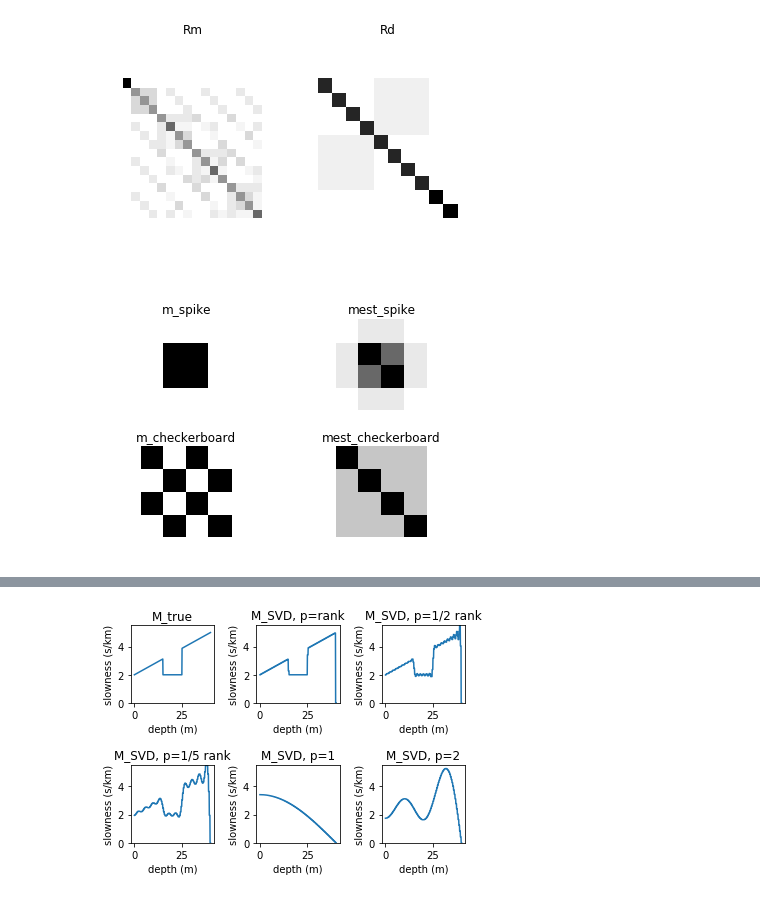
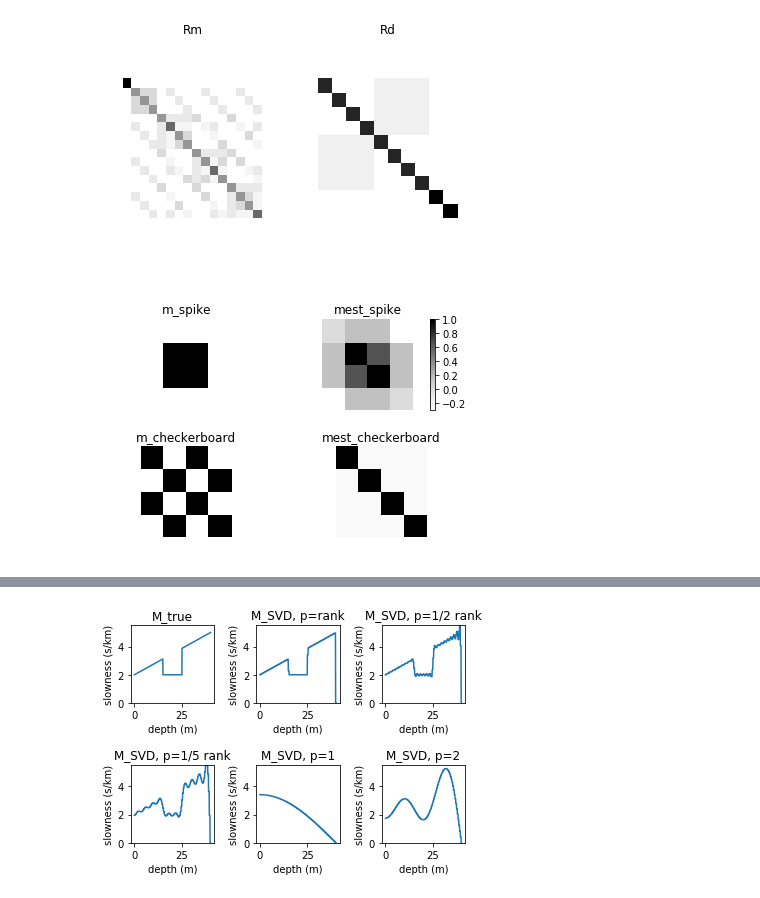
Before and after one commit to paulaburgi/InverseMethods, a Jupyter notebook: hw3.ipynb, the cells around one changed output, grey strips where cells are left out. Drawn from its saved outputs; the diff is of its cells as text; code cells hidden in the pictures.

```diff
--- a/hw3.ipynb
+++ b/hw3.ipynb
@@ -123,36 +125,37 @@ mcb[np.array([0, 2, 5, 7, 8, 10, 13, 15])] = 1
 dcb          = np.dot(G,mcb)
 mest2        = np.dot(Gt, dcb)
 mcb_plot     = np.reshape(mcb, (4,4))
 mest2_plot   = np.reshape(mest2, (4,4))
 
 ax=plt.subplot(221)
 plt.subplots_adjust(hspace=0.4, wspace=0.4)
 plt.pcolor(np.flipud(mspike_plot), cmap='Greys', vmin=0, vmax=1)
 plt.axis('off')
 plt.axis('equal')
 plt.title('m_spike')
 
 ax=plt.subplot(222)
-plt.pcolor(np.flipud(mest1_plot), cmap='Greys', vmin=0, vmax=1)
+plt.pcolor(np.flipud(mest1_plot), cmap='Greys', vmin=-.3, vmax=1)
 plt.axis('off')
 plt.axis('equal')
 plt.title('mest_spike')
+plt.colorbar()
 
 ax=plt.subplot(223)
 plt.pcolor(np.flipud(mcb_plot), cmap='Greys', vmin=0, vmax=1)
 plt.axis('off')
 plt.axis('equal')
 plt.title('m_checkerboard')
 
 ax=plt.subplot(224)
-plt.pcolor(np.flipud(mest2_plot), cmap='Greys', vmin=0, vmax=1)
+plt.pcolor(np.flipud(mest2_plot), cmap='Greys', vmin=.3, vmax=1)
 plt.axis('off')
 plt.axis('equal')
 plt.title('mest_checkerboard')
 
 plt.show()
 # %% [output]
-[figure, old version]
+[figure, new version]
 # %%
 # Problem 3
 # Inputs
```
Also changed, not shown: parts of 3 cells of this notebook, 1 other file.
